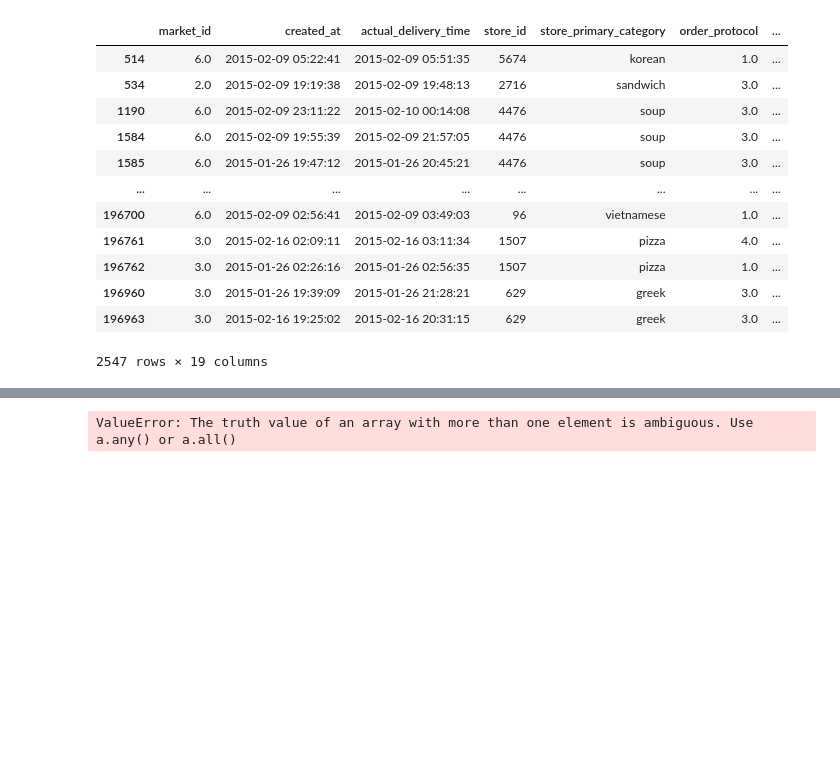
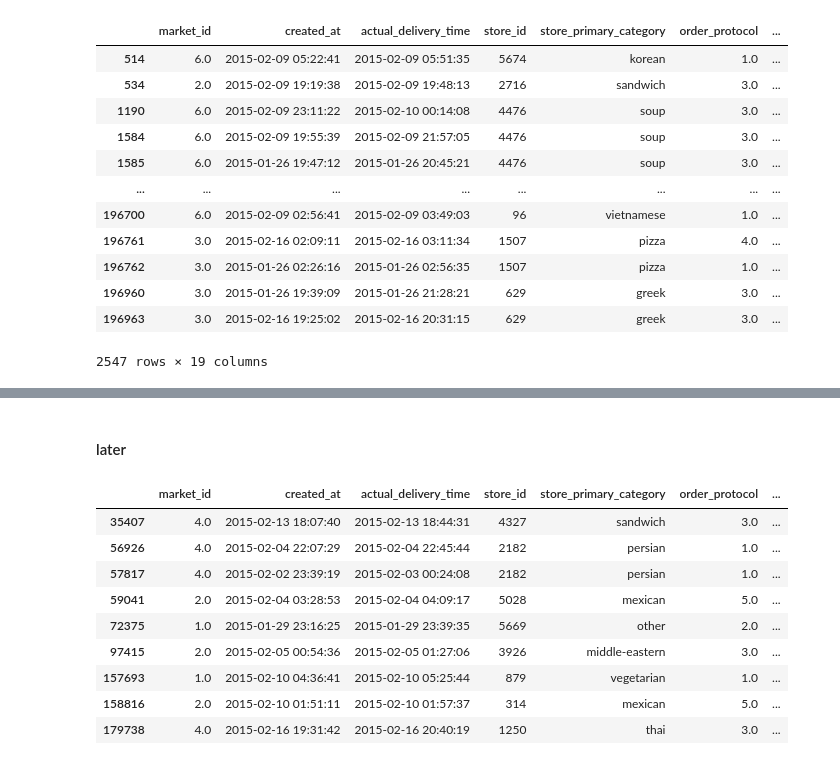
Before and after one commit to meg-williams/Delivery-Duration-Prediction, a Jupyter notebook: delivery_duration.ipynb, the cells around one changed output, grey strips where cells are left out. Cells and saved outputs as stored; diff of their text form; code cells hidden in the pictures; blank space fills up the shorter version.

```diff
--- a/delivery_duration.ipynb
+++ b/delivery_duration.ipynb
@@ -336,2 +362,0 @@ Name: market_id, Length: 197428, dtype: object
-# %%
-df['market_id'] = pd.to_numeric(df['market_id'])
@@ -347,9 +384,15 @@ marketis_grouped = df.groupby(['day', 'hour'])['total_onshift_dashers'].mean().r
-# %%
-sns.lineplot(data=df, x='market_id', y='estimated_store_to_consumer_driving_duration', hue='day', marker='o')
-
-plt.title('market id vs estimated store to consuner')
-plt.xlabel('market id')
-plt.ylabel('estimated store to consuner')
-plt.show()
-# %% [output]
-ValueError: The truth value of an array with more than one element is ambiguous. Use a.any() or a.all()
+# %% [markdown]
+#### later
+# %%
+df[df['estimated_store_to_consumer_driving_duration'] ==0]
+# %% [output]
+|  | market_id | created_at | actual_delivery_time | store_id | store_primary_category | order_protocol | ... |
+| 35407 | 4.0 | 2015-02-13 18:07:40 | 2015-02-13 18:44:31 | 4327 | sandwich | 3.0 | ... |
+| 56926 | 4.0 | 2015-02-04 22:07:29 | 2015-02-04 22:45:44 | 2182 | persian | 1.0 | ... |
+| 57817 | 4.0 | 2015-02-02 23:39:19 | 2015-02-03 00:24:08 | 2182 | persian | 1.0 | ... |
+| 59041 | 2.0 | 2015-02-04 03:28:53 | 2015-02-04 04:09:17 | 5028 | mexican | 5.0 | ... |
+| 72375 | 1.0 | 2015-01-29 23:16:25 | 2015-01-29 23:39:35 | 5669 | other | 2.0 | ... |
+| 97415 | 2.0 | 2015-02-05 00:54:36 | 2015-02-05 01:27:06 | 3926 | middle-eastern | 3.0 | ... |
+| 157693 | 1.0 | 2015-02-10 04:36:41 | 2015-02-10 05:25:44 | 879 | vegetarian | 1.0 | ... |
+| 158816 | 2.0 | 2015-02-10 01:51:11 | 2015-02-10 01:57:37 | 314 | mexican | 5.0 | ... |
+| 179738 | 4.0 | 2015-02-16 19:31:42 | 2015-02-16 20:40:19 | 1250 | thai | 3.0 | ... |
```
Also changed, not shown: parts of 40 cells of this notebook.
